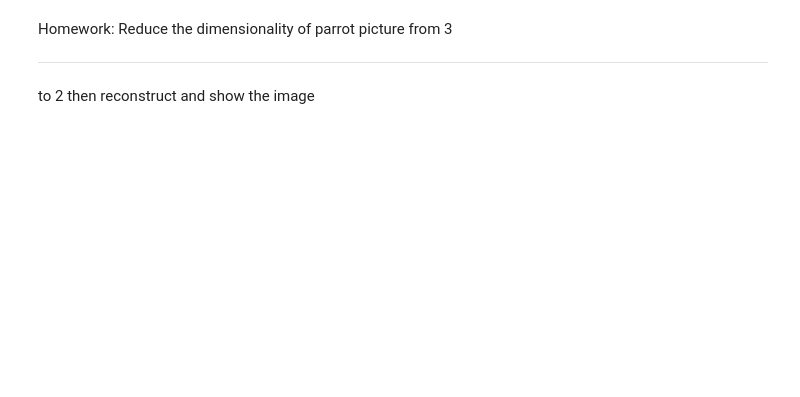
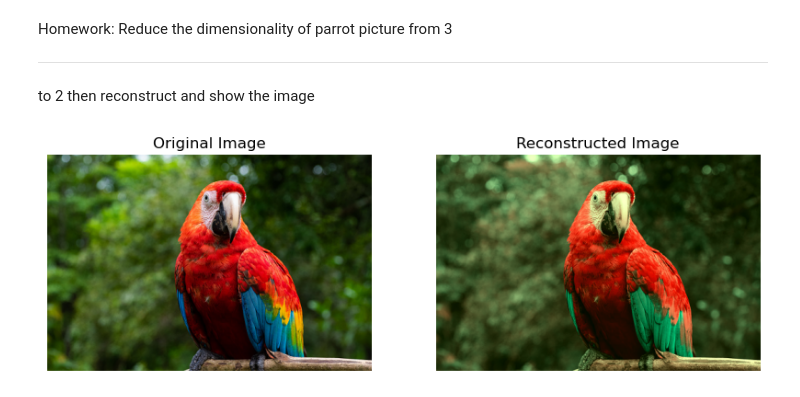
Before and after one commit to AghababyanSG/AI_YSU_2.2_homeworks, a Jupyter notebook: 4_PCA/PCA.ipynb, the cells around one changed output. Drawn from its saved outputs; the diff is of its cells as text; code cells hidden in the pictures; blank space fills up the shorter version.

```diff
--- a/4_PCA/PCA.ipynb
+++ b/4_PCA/PCA.ipynb
@@ -53,3 +53,36 @@ Homework: Reduce the dimensionality of parrot picture from 3
 ---
 
 to 2 then reconstruct and show the image
+# %%
+import numpy as np
+import matplotlib.pyplot as plt
+from sklearn.decomposition import PCA
+from PIL import Image
+
+image_path = 'parrot.jpeg'
+image = Image.open(image_path)
+img_array = np.array(image)
+
+pixels = img_array.reshape(-1, 3)
+
+pca = PCA(n_components=2)
+pixels_pca = pca.fit_transform(pixels)
+
+# Reconstruct the image using the inverse transform
+pixels_reconstructed = pca.inverse_transform(pixels_pca)
+pixels_reconstructed = np.clip(pixels_reconstructed, 0, 255).astype('uint8')
+image_reconstructed = pixels_reconstructed.reshape(img_array.shape[0], img_array.shape[1], 3)
+
+# Display the original and reconstructed images
+fig, axs = plt.subplots(1, 2, figsize=(10, 5))
+axs[0].imshow(img_array)
+axs[0].set_title("Original Image")
+axs[0].axis('off')
+
+axs[1].imshow(image_reconstructed)
+axs[1].set_title("Reconstructed Image")
+axs[1].axis('off')
+
+plt.show()
+# %% [output]
+[figure, added]
```
Also changed, not shown: parts of 3 cells of this notebook, 1 other file.
